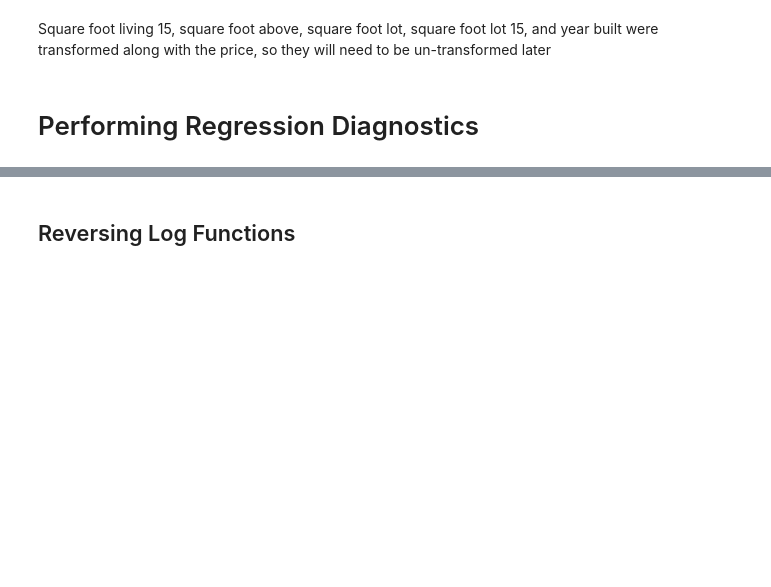
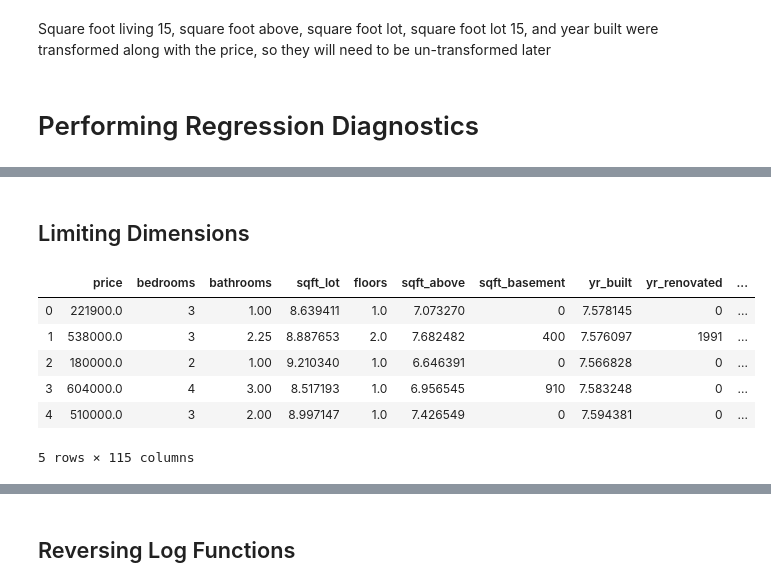
Before and after one commit to aradaha/dsc-mod-2-project-v2-1-onl01-dtsc-ft-030220, a Jupyter notebook: student.ipynb, the cells around one changed output, grey strips where cells are left out. Saved outputs shown, nothing was run; the diff lists cells and outputs as text; code cells hidden in the pictures; blank space fills up the shorter version.

```diff
--- a/student.ipynb
+++ b/student.ipynb
@@ -686,14 +458,0 @@ df.drop(['Year', 'month_11', 'month_12'], axis=1, inplace=True)
-# %%
-col_names = df.describe().columns.drop(['logprice'])
-results = [['ind_var', 'r_squared', 'intercept', 'slope', 'p-value' ]]
-for idx, val in enumerate(col_names):
-    print ("Housing: Price~" + val)
-    print ("------------------------------")
-
-    f = 'price~' + val
-    model = ols(formula=f, data=df).fit()
-    X_new = pd.DataFrame({val: [df[val].min(), df[val].max()]});
-    preds = model.predict(X_new)
-    results.append([val, model.rsquared, model.params[0], model.params[1], model.pvalues[1] ])
-    # param[0] is slope and param[1] is intercept
-    print(results[idx+1])
@@ -722,5 +458,0 @@ new_df = df[['logprice','sqft_above', 'bathrooms', 'zipcode_98004', 'zipcode_981
-# %%
-# refitting the model
-f = 'logprice ~ sqft_above + bathrooms + Julian + bedrooms + zipcode_98004 + zipcode_98112 + month_2 + month_4 + condition_3 + grade_8 + zipcode_98024 + zipcode_98065 + zipcode_98070 + zipcode_98072 + zipcode_98107 + zipcode_98136 + season_Autumn + month_8 + month_10'
-model = ols(formula=f, data=df).fit()
-model.summary()
@@ -769,0 +553,23 @@ Checking for normality. Looks very good
+# %%
+def sklearn_regress_summary(df):
+    # removes every predictor other than price and logprice
+    X = df.drop(['logprice','price'], axis=1)
+    # sets variable y as logprice
+    y = df.logprice
+    ss = StandardScaler()
+    X_scaled = ss.fit_transform(X)
+    np.random.seed(2) # random seed for reproducable results
+    X_train,X_test,y_train,y_test = train_test_split(X_scaled,y)
+    lr = LinearRegression()
+    lr.fit(X_train,y_train) # fits model
+    coeff_array = lr.coef_
+    r_2 = metrics.r2_score(y_test, lr.predict(X_test))
+    mse = metrics.mean_squared_error(np.exp(y_test), np.exp(lr.predict(X_test)))
+    print("Results:")
+    print(f"Length of X train test: {len(X_train)} {len(X_test)}")
+    print(f'List of predictors: {X.columns}')
+    print(f"R-squared:{r_2}")
+    print(f"Mean Squared Error (MSE): {mse}")
+    print(f"Root Mean Squared Error: {sqrt(mse)}")
+# %%
+sklearn_regress_summary(df)
@@ -769,0 +589,12 @@ Checking for normality. Looks very good
+# %% [markdown]
+## Limiting Dimensions
+# %%
+df.head()
+# %% [output]
+|  | price | bedrooms | bathrooms | sqft_lot | floors | sqft_above | sqft_basement | yr_built | yr_renovated | ... |
+| 0 | 221900.0 | 3 | 1.00 | 8.639411 | 1.0 | 7.073270 | 0 | 7.578145 | 0 | ... |
+| 1 | 538000.0 | 3 | 2.25 | 8.887653 | 2.0 | 7.682482 | 400 | 7.576097 | 1991 | ... |
+| 2 | 180000.0 | 2 | 1.00 | 9.210340 | 1.0 | 6.646391 | 0 | 7.566828 | 0 | ... |
+| 3 | 604000.0 | 4 | 3.00 | 8.517193 | 1.0 | 6.956545 | 910 | 7.583248 | 0 | ... |
+| 4 | 510000.0 | 3 | 2.00 | 8.997147 | 1.0 | 7.426549 | 0 | 7.594381 | 0 | ... |
+5 rows × 115 columns
```
Also changed, not shown: parts of 49 cells of this notebook.
